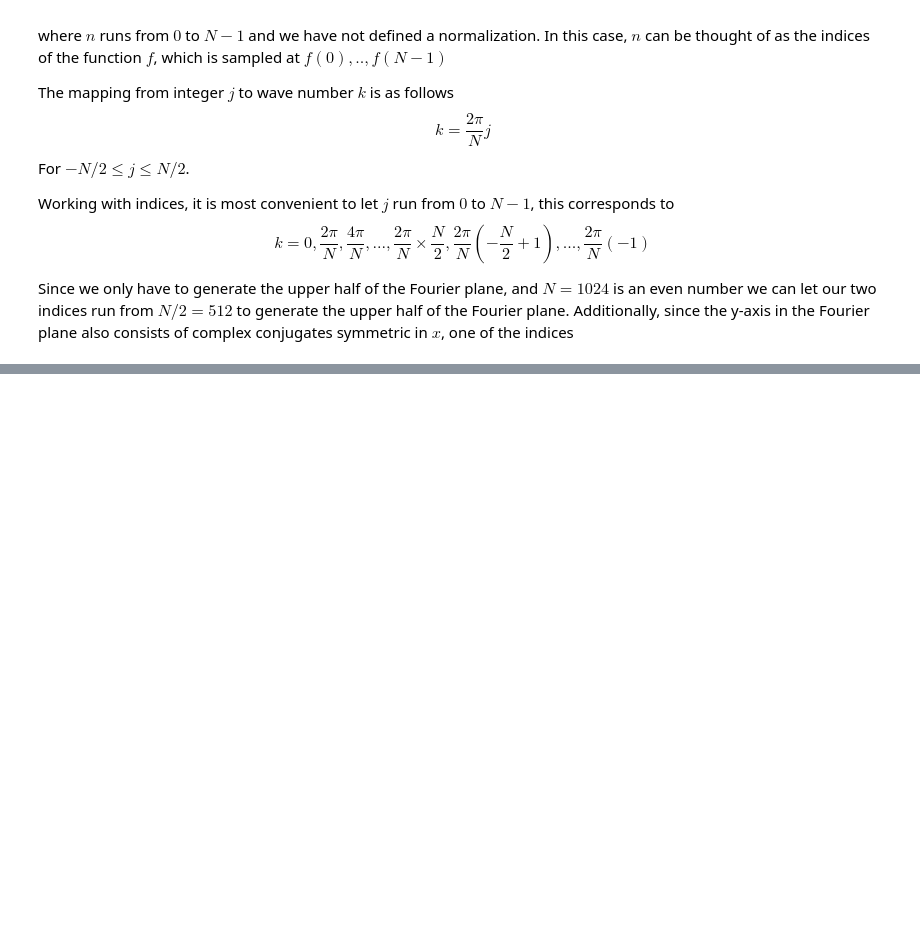
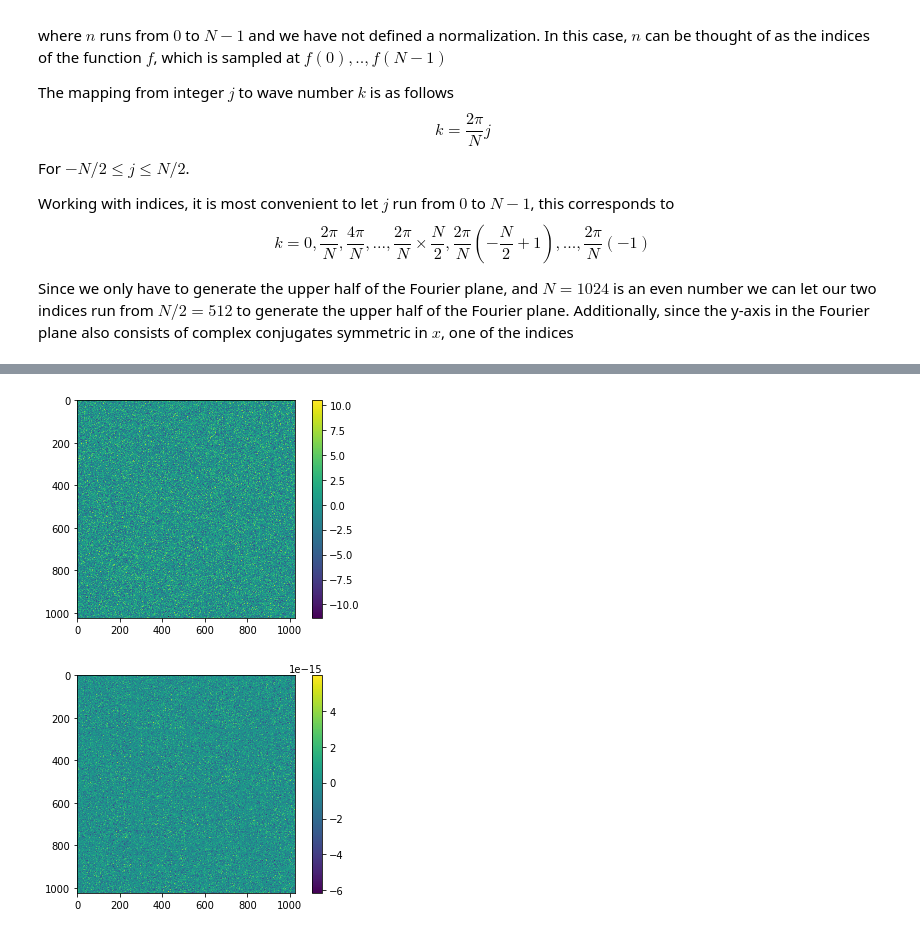
Before and after one commit to ErikOsinga/numerical_recipies, a Jupyter notebook: assignment2/assignment2.ipynb, the cells around one changed output, grey strips where cells are left out. Drawn from its saved outputs; the diff is of its cells as text; code cells hidden in the pictures; blank space fills up the shorter version.

Commit message:
density field finally working with np rand

```diff
--- a/assignment2/assignment2.ipynb
+++ b/assignment2/assignment2.ipynb
@@ -620,0 +660,14 @@ randgauss = np.concatenate([randgauss,BoxMuller(new_randnum)])
+# %%
+model = lambda k: model_n(k,1)
+fftfield, densfield = density_field(1024,model,None)
+# %%
+plt.imshow(densfield.real)
+plt.colorbar()
+plt.show()
+
+plt.imshow(densfield.imag)
+plt.colorbar()
+plt.show()
+# %% [output]
+[figure, added]
+[figure, added]
```
Also changed, not shown: parts of 3 cells of this notebook.
